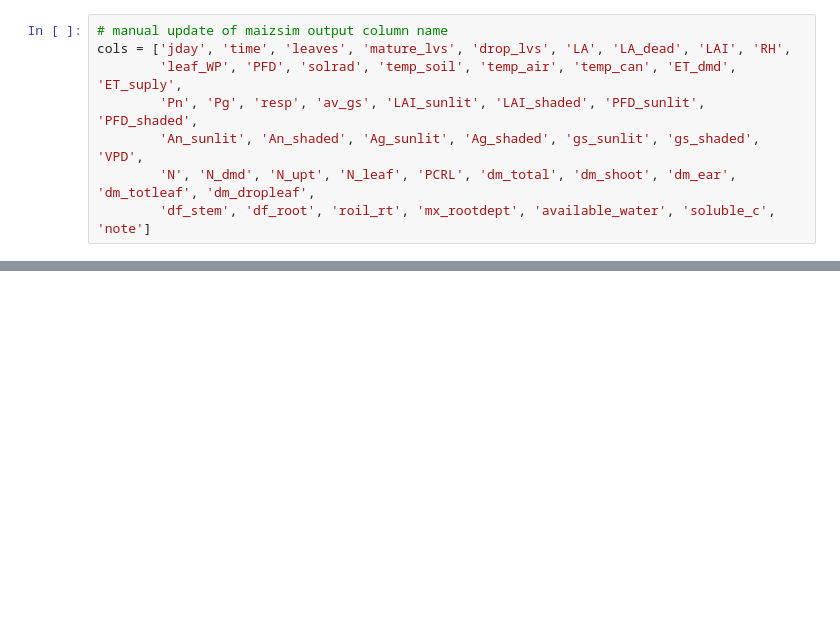
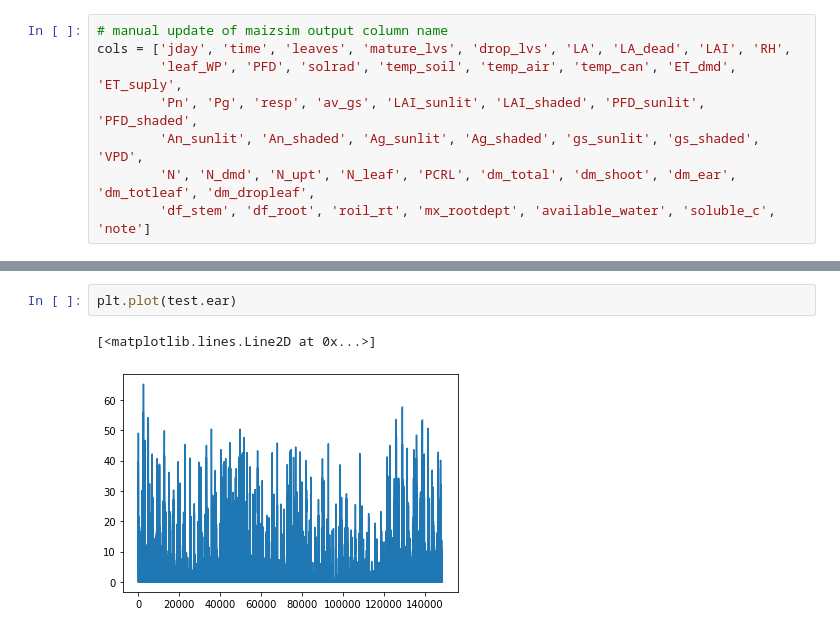
Before and after one commit to jennhsiao/upscale, a Jupyter notebook: notebooks/sim_opt100.ipynb, the cells around one changed output, grey strips where cells are left out. Saved outputs shown, nothing was run; the diff lists cells and outputs as text; blank space fills up the shorter version.

```diff
--- a/notebooks/sim_opt100.ipynb
+++ b/notebooks/sim_opt100.ipynb
@@ -181,0 +196,5 @@ sims_61_80.shape
+# %%
+plt.plot(test.ear)
+# %% [output]
+[<matplotlib.lines.Line2D at 0x...>]
+[figure, added]
```
Also changed, not shown: parts of 19 cells of this notebook, 1 other file.
